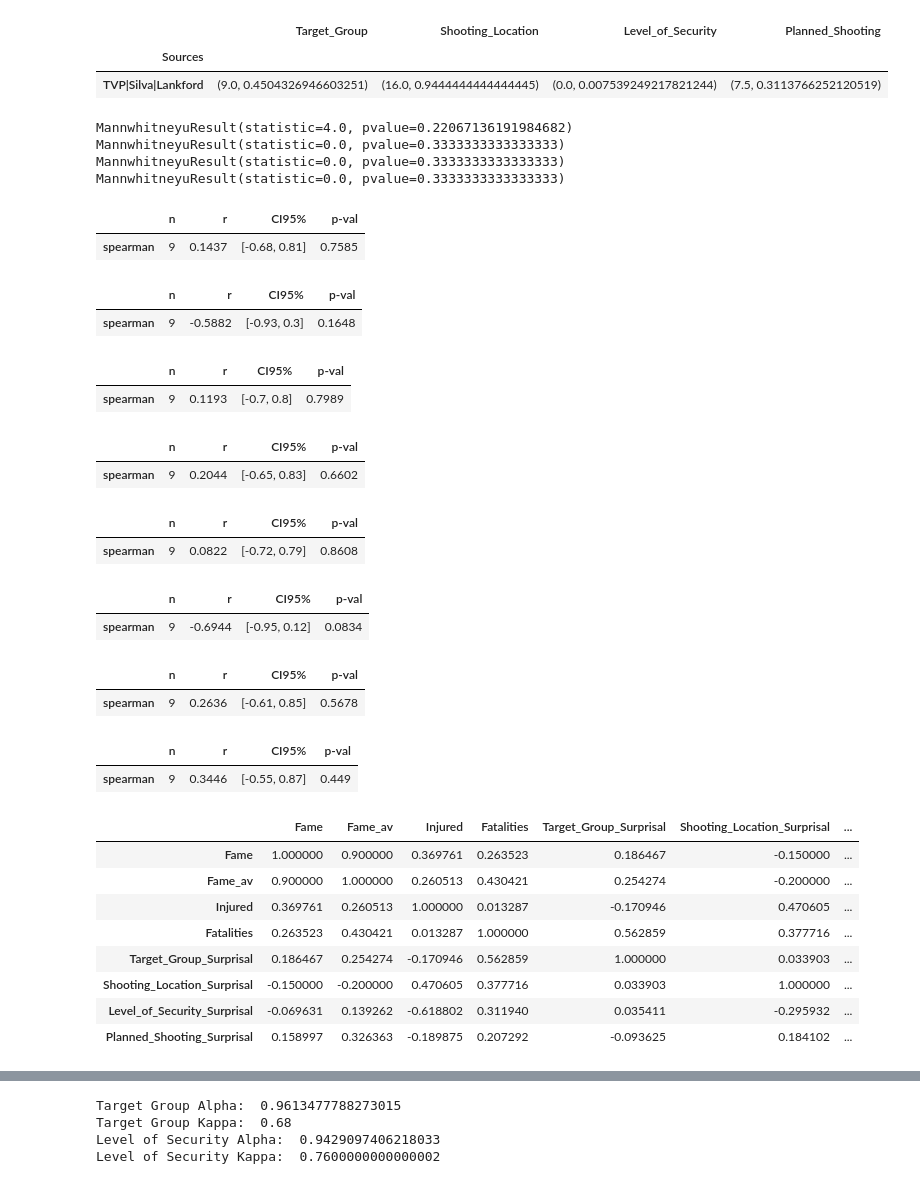
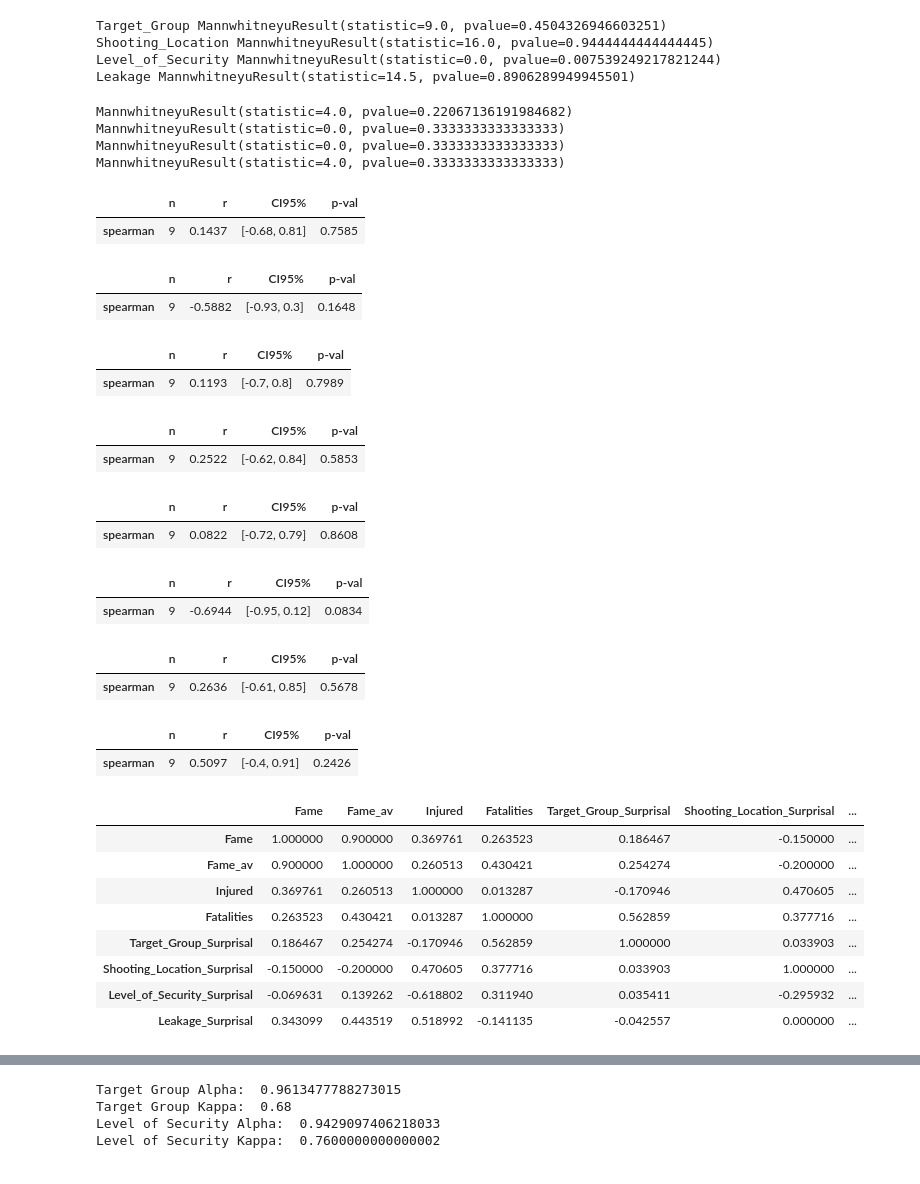
Before and after one commit to dynamicalsystemslaboratory/Fame-Seekers, a Jupyter notebook: Dummy_Statistics.ipynb, the cells around one changed output, grey strips where cells are left out. Saved outputs shown, nothing was run; the diff lists cells and outputs as text; code cells hidden in the pictures.

```diff
--- a/Dummy_Statistics.ipynb
+++ b/Dummy_Statistics.ipynb
@@ -40,7 +45,7 @@ Mass_shooting_df = pd.read_excel("Mass_Shootings_dummy.xlsx", sheet_name = "Mass
 Mass_shooting_df = Mass_shooting_df.drop_duplicates(subset=['Date'])
 Mass_shooting_df = Mass_shooting_df.reset_index()
 N = len(Mass_shooting_df)
-Variables = ["Target_Group","Shooting_Location","Level_of_Security","Planned_Shooting"]
+Variables = ["Target_Group","Shooting_Location","Level_of_Security","Leakage"]
 wo = np.zeros([N,N])
 for i in range(N):
     for j in range(i):
@@ -73,35 +78,30 @@ for index , Variable in enumerate(Variables):
 Mass_shooting_df = Mass_shooting_df.iloc[1:]
 Mass_shooting_df = Mass_shooting_df.reset_index()
 # %%
-Sources = ["TVP|Silva|Lankford"]
-resuls = pd.DataFrame(columns=Variables)
-resuls["Sources"] = Sources
-resuls = resuls.set_index('Sources')
-
-for index, source in enumerate(Sources):
-    for Variable in Variables:
-        fs = np.array(Mass_shooting_df.loc[Mass_shooting_df[source]][Variable+"_Surprisal"])
-        nfs = np.array(Mass_shooting_df.loc[Mass_shooting_df["TVP|Silva|Lankford"]==False][Variable+"_Surprisal"])
-        pval = mannwhitneyu(nfs, fs, alternative='less',method='auto')
-        resuls[Variable][index] = pval
-resuls
+#Mass_shooting_df=Mass_shooting_df.iloc[49:].reset_index(drop=True) ## use if you want to igonre first couple of shootings
+for Variable in Variables:
+    fs = np.array(Mass_shooting_df.loc[Mass_shooting_df["FameSeeker_Silva"]][Variable+"_Surprisal"])
+    nfs = np.array(Mass_shooting_df.loc[Mass_shooting_df["FameSeeker_Silva"]==False][Variable+"_Surprisal"])
+    pval = mannwhitneyu(nfs, fs, alternative='less',method='auto')
+    print(Variable,pval)
 # %% [output]
-|  | Target_Group | Shooting_Location | Level_of_Security | Planned_Shooting |
-| Sources |  |  |  |  |
-| TVP|Silva|Lankford | (9.0, 0.4504326946603251) | (16.0, 0.9444444444444445) | (0.0, 0.007539249217821244) | (7.5, 0.3113766252120519) |
+Target_Group MannwhitneyuResult(statistic=9.0, pvalue=0.4504326946603251)
+Shooting_Location MannwhitneyuResult(statistic=16.0, pvalue=0.9444444444444445)
+Level_of_Security MannwhitneyuResult(statistic=0.0, pvalue=0.007539249217821244)
+Leakage MannwhitneyuResult(statistic=14.5, pvalue=0.8906289949945501)
 # %%
-fame_seeking_df = Mass_shooting_df[(Mass_shooting_df["TVP|Silva|Lankford"]==True)]
+fame_seeking_df = Mass_shooting_df[(Mass_shooting_df["FameSeeker_Silva"]==True)]
 Extended = fame_seeking_df[(fame_seeking_df["Used an Extended Magazine"]==1.0)]
 NotExtended = fame_seeking_df[(fame_seeking_df["Used an Extended Magazine"]==0.0)]
 print(mannwhitneyu(Extended["Target_Group_Surprisal"], NotExtended["Target_Group_Surprisal"], method='auto'))
 print(mannwhitneyu(Extended["Shooting_Location_Surprisal"], NotExtended["Shooting_Location_Surprisal"], method='auto'))
 print(mannwhitneyu(Extended["Level_of_Security_Surprisal"], NotExtended["Level_of_Security_Surprisal"], method='auto'))
-print(mannwhitneyu(Extended["Planned_Shooting_Surprisal"], NotExtended["Planned_Shooting_Surprisal"], method='auto'))
+print(mannwhitneyu(Extended["Leakage_Surprisal"], NotExtended["Leakage_Surprisal"], method='auto'))
 # %% [output]
 MannwhitneyuResult(statistic=4.0, pvalue=0.22067136191984682)
 MannwhitneyuResult(statistic=0.0, pvalue=0.3333333333333333)
 MannwhitneyuResult(statistic=0.0, pvalue=0.3333333333333333)
-MannwhitneyuResult(statistic=0.0, pvalue=0.3333333333333333)
+MannwhitneyuResult(statistic=4.0, pvalue=0.3333333333333333)
 # %%
 Wikipedia_df = pd.read_excel("Mass_Shootings_dummy.xlsx", sheet_name = "Wikiepdia")
 for col in Wikipedia_df.columns:
@@ -124,26 +124,26 @@ for i in range(len(Mass_shooting_df)):
 # %%
 Correlation_df = Mass_shooting_df.dropna(subset=['Fame'])[["Fame","Fame_av","Injured","Fatalities","Target_Group_Surprisal",
                                                           "Shooting_Location_Surprisal","Level_of_Security_Surprisal",
-                                                          "Planned_Shooting_Surprisal"]]
+                                                          "Leakage_Surprisal"]]
 # %%
 display(pg.partial_corr(data=Correlation_df, x='Fame', y='Target_Group_Surprisal', covar=['Fatalities','Injured'],method = "spearman").round(4))
 display(pg.partial_corr(data=Correlation_df, x='Fame', y='Shooting_Location_Surprisal', covar=['Fatalities','Injured'], method = "spearman").round(4))
 display(pg.partial_corr(data=Correlation_df, x='Fame', y='Level_of_Security_Surprisal', covar=['Fatalities','Injured'],method = "spearman").round(4))
-display(pg.partial_corr(data=Correlation_df, x='Fame', y='Planned_Shooting_Surprisal', covar=['Fatalities','Injured'],method = "spearman").round(4))
+display(pg.partial_corr(data=Correlation_df, x='Fame', y='Leakage_Surprisal', covar=['Fatalities','Injured'],method = "spearman").round(4))
 # %% [output]
 |  | n | r | CI95% | p-val |
 | spearman | 9 | 0.1437 | [-0.68, 0.81] | 0.7585 |
 |  | n | r | CI95% | p-val |
 | spearman | 9 | -0.5882 | [-0.93, 0.3] | 0.1648 |
 |  | n | r | CI95% | p-val |
 | spearman | 9 | 0.1193 | [-0.7, 0.8] | 0.7989 |
 |  | n | r | CI95% | p-val |
-| spearman | 9 | 0.2044 | [-0.65, 0.83] | 0.6602 |
+| spearman | 9 | 0.2522 | [-0.62, 0.84] | 0.5853 |
 # %%
 display(pg.partial_corr(data=Correlation_df, x='Fame_av', y='Target_Group_Surprisal', covar=['Fatalities','Injured'],method = "spearman").round(4))
 display(pg.partial_corr(data=Correlation_df, x='Fame_av', y='Shooting_Location_Surprisal', covar=['Fatalities','Injured'], method = "spearman").round(4))
 display(pg.partial_corr(data=Correlation_df, x='Fame_av', y='Level_of_Security_Surprisal', covar=['Fatalities','Injured'],method = "spearman").round(4))
-display(pg.partial_corr(data=Correlation_df, x='Fame_av', y='Planned_Shooting_Surprisal', covar=['Fatalities','Injured'],method = "spearman").round(4))
+display(pg.partial_corr(data=Correlation_df, x='Fame_av', y='Leakage_Surprisal', covar=['Fatalities','Injured'],method = "spearman").round(4))
 # %% [output]
 |  | n | r | CI95% | p-val |
 | spearman | 9 | 0.0822 | [-0.72, 0.79] | 0.8608 |
@@ -152,7 +152,7 @@ display(pg.partial_corr(data=Correlation_df, x='Fame_av', y='Planned_Shooting_Su
 |  | n | r | CI95% | p-val |
 | spearman | 9 | 0.2636 | [-0.61, 0.85] | 0.5678 |
 |  | n | r | CI95% | p-val |
-| spearman | 9 | 0.3446 | [-0.55, 0.87] | 0.449 |
+| spearman | 9 | 0.5097 | [-0.4, 0.91] | 0.2426 |
 # %%
 Correlation_df.corr(method='spearman')
 # %% [output]
@@ -164,7 +164,7 @@ Correlation_df.corr(method='spearman')
 | Target_Group_Surprisal | 0.186467 | 0.254274 | -0.170946 | 0.562859 | 1.000000 | 0.033903 | ... |
 | Shooting_Location_Surprisal | -0.150000 | -0.200000 | 0.470605 | 0.377716 | 0.033903 | 1.000000 | ... |
 | Level_of_Security_Surprisal | -0.069631 | 0.139262 | -0.618802 | 0.311940 | 0.035411 | -0.295932 | ... |
-| Planned_Shooting_Surprisal | 0.158997 | 0.326363 | -0.189875 | 0.207292 | -0.093625 | 0.184102 | ... |
+| Leakage_Surprisal | 0.343099 | 0.443519 | 0.518992 | -0.141135 | -0.042557 | 0.000000 | ... |
 # %%
 Correlation_df.corr(method=spearmanr_pval)
 # %% [output]
```
Also changed, not shown: parts of 6 cells of this notebook, 1 other file.
